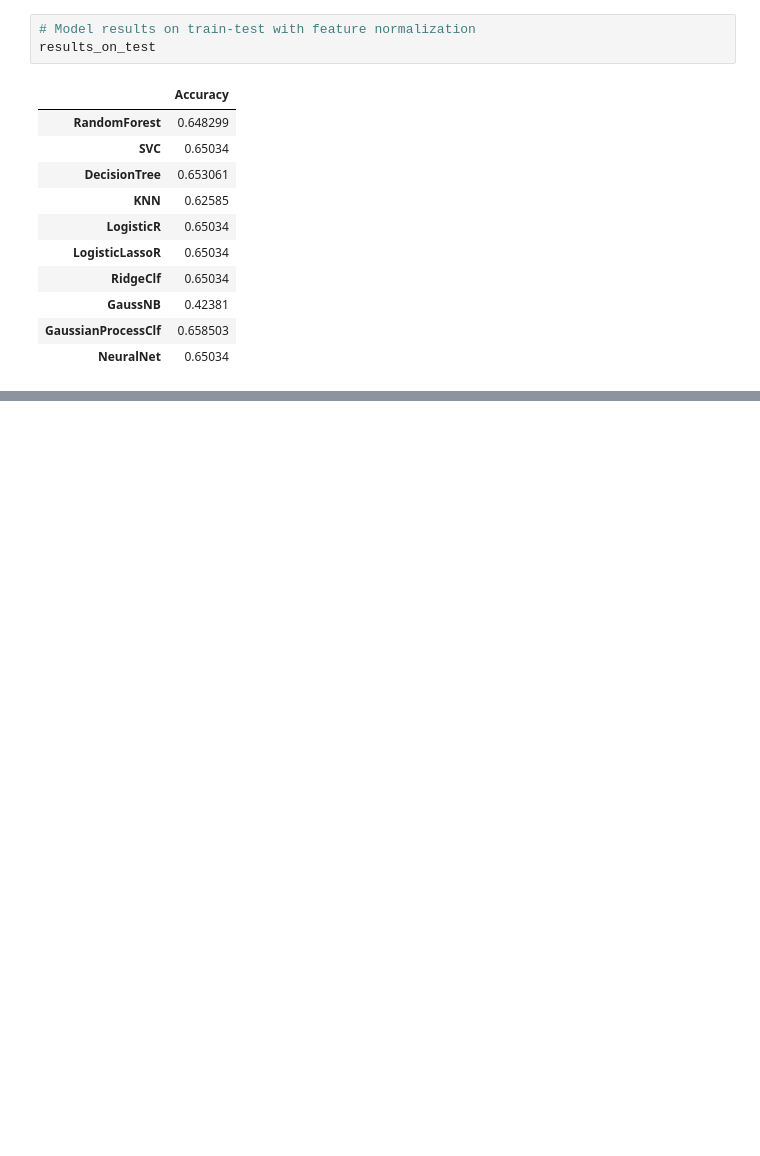
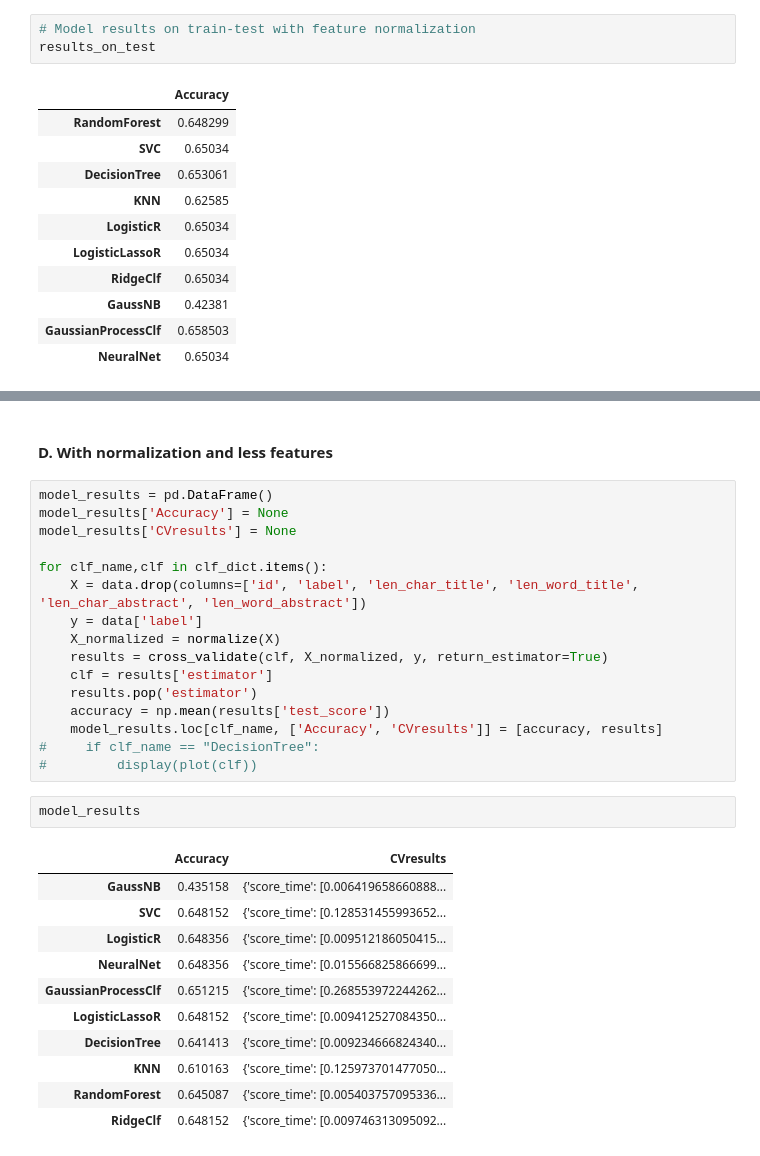
Before and after one commit to shruti-singh/PaperAcceptancePrediction, a Jupyter notebook: shruti/BaselineOnEntireICLR.ipynb, the cells around one changed output, grey strips where cells are left out. Cells and saved outputs as stored; diff of their text form; blank space fills up the shorter version.

```diff
--- a/shruti/BaselineOnEntireICLR.ipynb
+++ b/shruti/BaselineOnEntireICLR.ipynb
@@ -447,0 +482,32 @@ results_on_test
+# %% [markdown]
+#### D. With normalization and less features
+# %%
+model_results = pd.DataFrame()
+model_results['Accuracy'] = None
+model_results['CVresults'] = None
+
+for clf_name,clf in clf_dict.items():
+    X = data.drop(columns=['id', 'label', 'len_char_title', 'len_word_title', 'len_char_abstract', 'len_word_abstract'])
+    y = data['label']
+    X_normalized = normalize(X)
+    results = cross_validate(clf, X_normalized, y, return_estimator=True)
+    clf = results['estimator']
+    results.pop('estimator')
+    accuracy = np.mean(results['test_score'])
+    model_results.loc[clf_name, ['Accuracy', 'CVresults']] = [accuracy, results]
+#     if clf_name == "DecisionTree":
+#         display(plot(clf))
+# %%
+model_results
+# %% [output]
+|  | Accuracy | CVresults |
+| GaussNB | 0.435158 | {'score_time': [0.006419658660888... |
+| SVC | 0.648152 | {'score_time': [0.128531455993652... |
+| LogisticR | 0.648356 | {'score_time': [0.009512186050415... |
+| NeuralNet | 0.648356 | {'score_time': [0.015566825866699... |
+| GaussianProcessClf | 0.651215 | {'score_time': [0.268553972244262... |
+| LogisticLassoR | 0.648152 | {'score_time': [0.009412527084350... |
+| DecisionTree | 0.641413 | {'score_time': [0.009234666824340... |
+| KNN | 0.610163 | {'score_time': [0.125973701477050... |
+| RandomForest | 0.645087 | {'score_time': [0.005403757095336... |
+| RidgeClf | 0.648152 | {'score_time': [0.009746313095092... |
```
Also changed, not shown: parts of 7 cells of this notebook, 1 other file.
